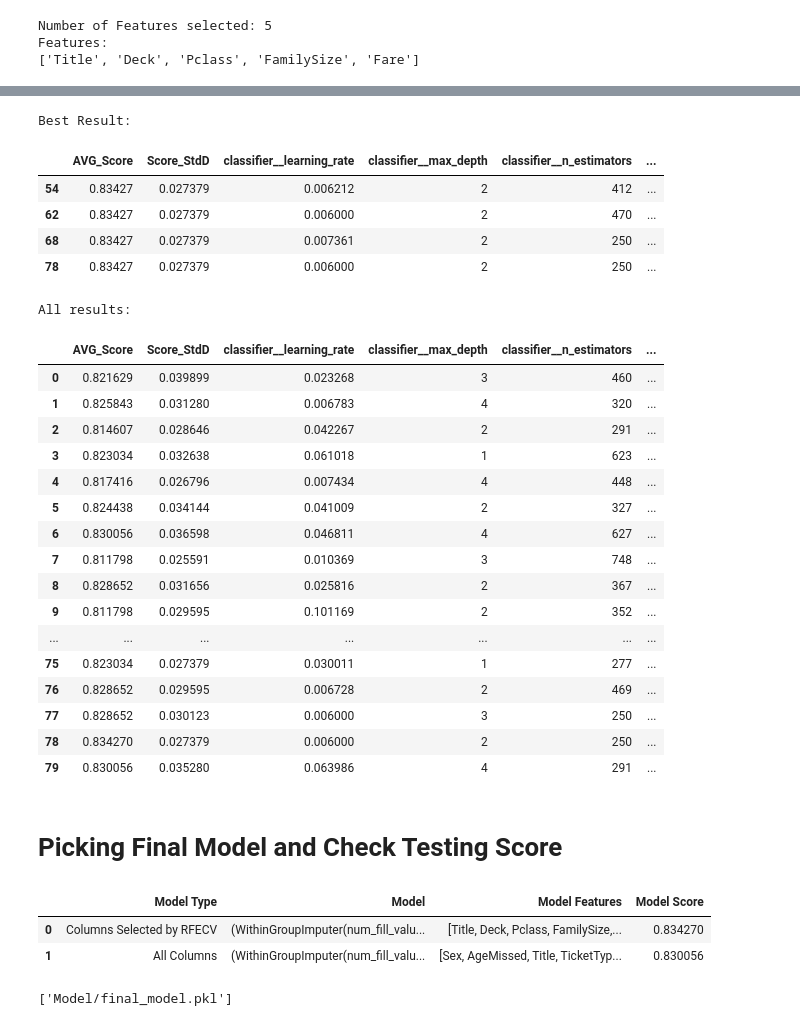
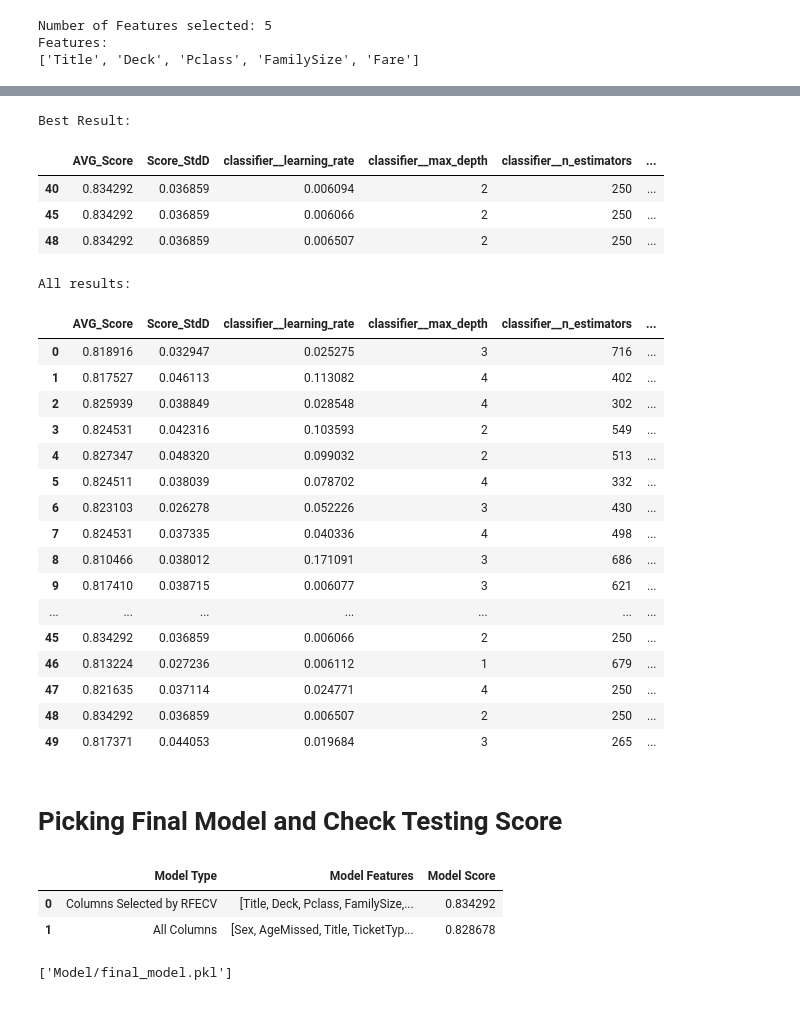
Before and after one commit to terry-chongkalok/Template_for_Modelling_for_tabular_data, a Jupyter notebook: Template_for_Modelling_for_tabular_data.ipynb, the cells around one changed output, grey strips where cells are left out. Saved outputs shown, nothing was run; the diff lists cells and outputs as text; code cells hidden in the pictures.

Commit message:
Added Doc String & comments in sklearn pipeline part; Refactored data imputer; Updated README.md

```diff
--- a/Template_for_Modelling_for_tabular_data.ipynb
+++ b/Template_for_Modelling_for_tabular_data.ipynb
@@ -258,27 +267,27 @@ class CountOrTargetEncoder(BaseEstimator, TransformerMixin):
 
     def __init__(self, strategy: str = 'count'):
         self.strategy = strategy
-        self.cat_map = {}
+        self.cat_maps = {}
 
     def fit(self, X, y=None):
-        self.cat_map = {}
+        self.cat_maps = {}
         X_copy = pd.DataFrame(X).copy(deep=True)
 
         if self.strategy.lower().strip() == 'count':
             for col in X_copy.columns:
-                self.cat_map[col] = X_copy[col].value_counts().to_dict()
+                self.cat_maps[col] = X_copy[col].value_counts().to_dict()
             return self
 
         X_copy.loc[:, 'y'] = np.array(y)
         for col in X_copy.columns:
-            if col!='y':
-                self.cat_map[col] = X_copy.groupby(col)['y'].mean().to_dict()
+            if col != 'y':
+                self.cat_maps[col] = X_copy.groupby(col)['y'].mean().to_dict()
         return self
 
     def transform(self, X):
         X_copy = pd.DataFrame(X).copy(deep=True)
         for col in X_copy.columns:
-            X_copy.loc[:, col] = X_copy[col].map(self.cat_map[col])
+            X_copy.loc[:, col] = X_copy[col].map(self.cat_maps[col])
         return X_copy.values
 
     def fit_transform(self, X, y=None):
@@ -325,7 +350,7 @@ def print_grid_result(grid_result) -> None:
     print("\nAll results:")
     display(df_result.style.background_gradient(cmap='Greens', subset=['AVG_Score']))
 # %%
-kfold = StratifiedKFold(n_splits=8, shuffle=True, random_state=42)
+kfold = StratifiedKFold(n_splits=10, shuffle=True, random_state=random_state)
 # %%
 params_space = {
     'classifier__num_leaves': Integer(25, 100),
@@ -339,7 +364,7 @@ params_space = {
     'impute__num_strategy': ['constant', 'median']
 }
 
-bayes_search = BayesSearchCV(estimator=full_pipe, search_spaces=params_space, n_iter=80, cv=kfold, scoring='accuracy')
+bayes_search = BayesSearchCV(estimator=full_pipe, search_spaces=params_space, n_iter=50, cv=kfold, scoring='accuracy', random_state=random_state)
 bayes_search = bayes_search.fit(X_train_trans, y_train)
 
 print_grid_result(bayes_search)
@@ -406,7 +411,7 @@ rfecv_pipe = Pipeline(steps=[('impute', fillna_imputer),
 # %%
 rfecv_pipe = Pipeline(steps=[('impute', fillna_imputer),
                             ('transform', full_trans_fam),
-                            ('feature_selection', RFECV(estimator=lgbm_clf, step=1, cv=10, min_features_to_select=3))
+                            ('feature_selection', RFECV(estimator=lgbm_clf, step=1, cv=kfold, min_features_to_select=5))
 ])
 
 rfecv_params = {k.replace('classifier','feature_selection__estimator'): v for k,v in bayes_search.best_params_.items()}
@@ -454,33 +469,32 @@ full_pipe_fe = Pipeline(steps=[('impute', fillna_imputer),
 # %%
-bayes_search_fe = BayesSearchCV(estimator=full_pipe_fe, search_spaces=params_space, n_iter=80, cv=kfold, scoring='accuracy')
+bayes_search_fe = BayesSearchCV(estimator=full_pipe_fe, search_spaces=params_space, n_iter=50, cv=kfold, scoring='accuracy', random_state=random_state)
 bayes_search_fe = bayes_search_fe.fit(X_train_trans, y_train)
 
 print_grid_result(bayes_search_fe)
 # %% [output]
 Best Result:
 |  | AVG_Score | Score_StdD | classifier__learning_rate | classifier__max_depth | classifier__n_estimators | ... |
-| 54 | 0.83427 | 0.027379 | 0.006212 | 2 | 412 | ... |
-| 62 | 0.83427 | 0.027379 | 0.006000 | 2 | 470 | ... |
-| 68 | 0.83427 | 0.027379 | 0.007361 | 2 | 250 | ... |
-| 78 | 0.83427 | 0.027379 | 0.006000 | 2 | 250 | ... |
+| 40 | 0.834292 | 0.036859 | 0.006094 | 2 | 250 | ... |
+| 45 | 0.834292 | 0.036859 | 0.006066 | 2 | 250 | ... |
+| 48 | 0.834292 | 0.036859 | 0.006507 | 2 | 250 | ... |
 All results:
 |  | AVG_Score | Score_StdD | classifier__learning_rate | classifier__max_depth | classifier__n_estimators | ... |
-| 0 | 0.821629 | 0.039899 | 0.023268 | 3 | 460 | ... |
-| 1 | 0.825843 | 0.031280 | 0.006783 | 4 | 320 | ... |
-| 2 | 0.814607 | 0.028646 | 0.042267 | 2 | 291 | ... |
-| 3 | 0.823034 | 0.032638 | 0.061018 | 1 | 623 | ... |
-| 4 | 0.817416 | 0.026796 | 0.007434 | 4 | 448 | ... |
-| 5 | 0.824438 | 0.034144 | 0.041009 | 2 | 327 | ... |
-| 6 | 0.830056 | 0.036598 | 0.046811 | 4 | 627 | ... |
-| 7 | 0.811798 | 0.025591 | 0.010369 | 3 | 748 | ... |
-| 8 | 0.828652 | 0.031656 | 0.025816 | 2 | 367 | ... |
-| 9 | 0.811798 | 0.029595 | 0.101169 | 2 | 352 | ... |
+| 0 | 0.818916 | 0.032947 | 0.025275 | 3 | 716 | ... |
+| 1 | 0.817527 | 0.046113 | 0.113082 | 4 | 402 | ... |
+| 2 | 0.825939 | 0.038849 | 0.028548 | 4 | 302 | ... |
+| 3 | 0.824531 | 0.042316 | 0.103593 | 2 | 549 | ... |
+| 4 | 0.827347 | 0.048320 | 0.099032 | 2 | 513 | ... |
+| 5 | 0.824511 | 0.038039 | 0.078702 | 4 | 332 | ... |
+| 6 | 0.823103 | 0.026278 | 0.052226 | 3 | 430 | ... |
+| 7 | 0.824531 | 0.037335 | 0.040336 | 4 | 498 | ... |
+| 8 | 0.810466 | 0.038012 | 0.171091 | 3 | 686 | ... |
+| 9 | 0.817410 | 0.038715 | 0.006077 | 3 | 621 | ... |
 | ... | ... | ... | ... | ... | ... | ... |
-| 75 | 0.823034 | 0.027379 | 0.030011 | 1 | 277 | ... |
-| 76 | 0.828652 | 0.029595 | 0.006728 | 2 | 469 | ... |
-| 77 | 0.828652 | 0.030123 | 0.006000 | 3 | 250 | ... |
-| 78 | 0.834270 | 0.027379 | 0.006000 | 2 | 250 | ... |
-| 79 | 0.830056 | 0.035280 | 0.063986 | 4 | 291 | ... |
+| 45 | 0.834292 | 0.036859 | 0.006066 | 2 | 250 | ... |
+| 46 | 0.813224 | 0.027236 | 0.006112 | 1 | 679 | ... |
+| 47 | 0.821635 | 0.037114 | 0.024771 | 4 | 250 | ... |
+| 48 | 0.834292 | 0.036859 | 0.006507 | 2 | 250 | ... |
+| 49 | 0.817371 | 0.044053 | 0.019684 | 3 | 265 | ... |
 # %%
 model_type_list += ['Columns Selected by RFECV']
 model_list += [bayes_search_fe.best_estimator_]
@@ -497,11 +511,12 @@ df_model = pd.DataFrame({'Model Type': model_type_list,
 # %%
 df_model.sort_values('Model Score', ascending=False,ignore_index=True, inplace=True)
 
-df_model
+with pd.option_context('display.max_colwidth', None):
+    display(df_model.drop('Model', axis=1))
 # %% [output]
-|  | Model Type | Model | Model Features | Model Score |
-| 0 | Columns Selected by RFECV | (WithinGroupImputer(num_fill_valu... | [Title, Deck, Pclass, FamilySize,... | 0.834270 |
-| 1 | All Columns | (WithinGroupImputer(num_fill_valu... | [Sex, AgeMissed, Title, TicketTyp... | 0.830056 |
+|  | Model Type | Model Features | Model Score |
+| 0 | Columns Selected by RFECV | [Title, Deck, Pclass, FamilySize,... | 0.834292 |
+| 1 | All Columns | [Sex, AgeMissed, Title, TicketTyp... | 0.828678 |
 # %%
 final_model = df_model['Model'][0]
 # %%
```
Also changed, not shown: parts of 28 cells of this notebook, 1 other file.
